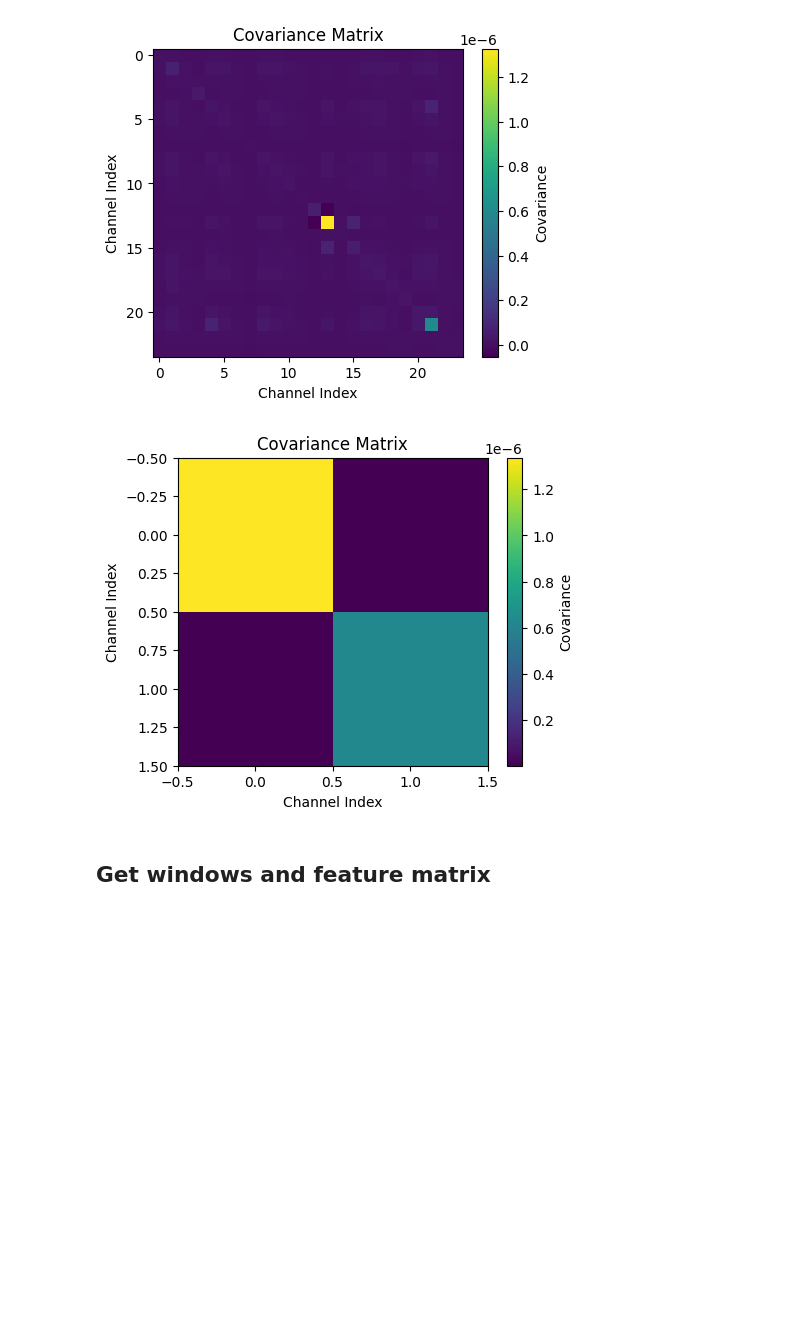
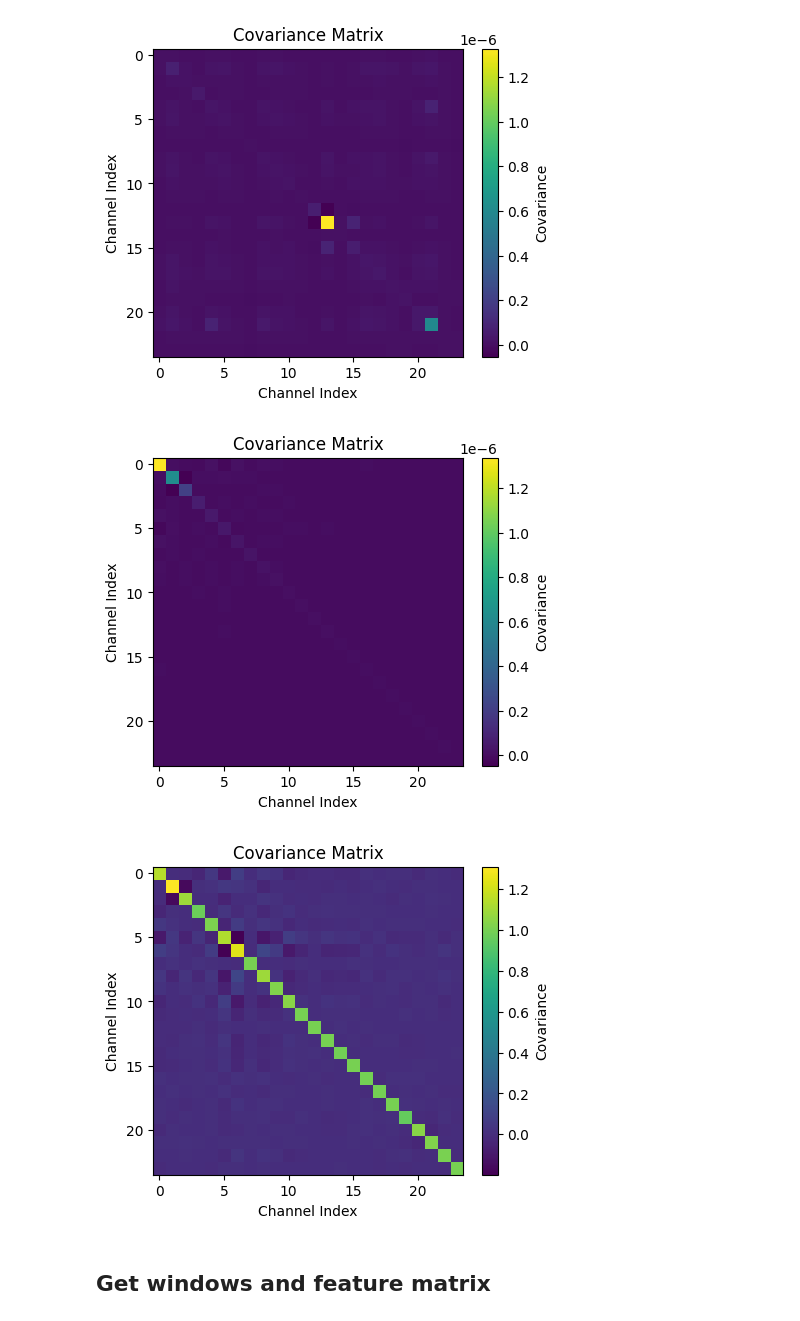
Before and after one commit to Neurosoft-Bioelectronics/auditorydecoding, a Jupyter notebook: notebooks/linear_training.ipynb, the cells around one changed output. Saved outputs shown, nothing was run; the diff lists cells and outputs as text; code cells hidden in the pictures; blank space fills up the shorter version.

```diff
--- a/notebooks/linear_training.ipynb
+++ b/notebooks/linear_training.ipynb
@@ -44,30 +43,3 @@ CHANNEL_NAMES = data.channels.id
 Here, we load all the splits and coalesce them to make them contiguous. We can do this because we are getting the causal splits.
 
 We also filter the channels to only keep the ECoG channels.
-# %%
-# Get the intervals for each causal split and coalesce them to make them contiguous
-train_intervals = data.splits.on_vs_off_causal_train.coalesce()
-valid_intervals = data.splits.on_vs_off_causal_valid.coalesce()
-test_intervals = data.splits.on_vs_off_causal_test.coalesce()
-
-keep_channels = data.channels.type == "ecog"
-
-channel_names = data.channels.id[keep_channels]
-
-data_train = []
-for interval in train_intervals:
-    data_train.append(data.slice(interval[0], interval[1]).ecog.signal[:, keep_channels])
-
-data_train = np.concatenate(data_train, axis=0)
-
-data_valid = []
-for interval in valid_intervals:
-    data_valid.append(data.slice(interval[0], interval[1]).ecog.signal[:, keep_channels])
-
-data_valid = np.concatenate(data_valid, axis=0)
-
-data_test = []
-for interval in test_intervals:
-    data_test.append(data.slice(interval[0], interval[1]).ecog.signal[:, keep_channels])
-
-data_test = np.concatenate(data_test, axis=0)
@@ -85,11 +64,13 @@ timestamps = data.ecog.timestamps
 # %% [markdown]
 We get the training split and then use this to fit the whitening model.
 # %%
-train_intervals = data.splits.on_vs_off_causal_train.coalesce()
-data_train = [data.slice(interval[0], interval[1]).ecog.signal[:, keep_channels] for interval in train_intervals]
-data_train = np.concatenate(data_train, axis=0)
+ZSCORE = False
+if ZSCORE:
+    data_train = (data_train - data_train.mean(axis=0)) / data_train.std(axis=0)
 
-pca = PCA(whiten=False, n_components=2).fit(data_train)
+WHITENING = False
+N_COMPONENTS = None
+pca = PCA(whiten=WHITENING, n_components=N_COMPONENTS).fit(data_train)
 # %%
 plot_pca_variance(pca)
 # %% [output]
@@ -101,8 +82,16 @@ plot_covariance(np.cov(signal, rowvar=False))
 # %%
 signal_whitened = pca.transform(signal)
 plot_covariance(np.cov(signal_whitened, rowvar=False))
+
+NORM_BY_CHANNEL = True
+if NORM_BY_CHANNEL:
+    train_transformed = pca.transform(data_train)
+    signal_whitened = (signal_whitened - train_transformed.mean(axis=0)) / train_transformed.std(axis=0)
+
+plot_covariance(np.cov(signal_whitened, rowvar=False))
 # %% [output]
-[figure, old version]
+[figure, new version]
+[figure, added]
 # %% [markdown]
 ## Get windows and feature matrix
 # %%
```
Also changed, not shown: parts of 12 cells of this notebook, 1 other file.
